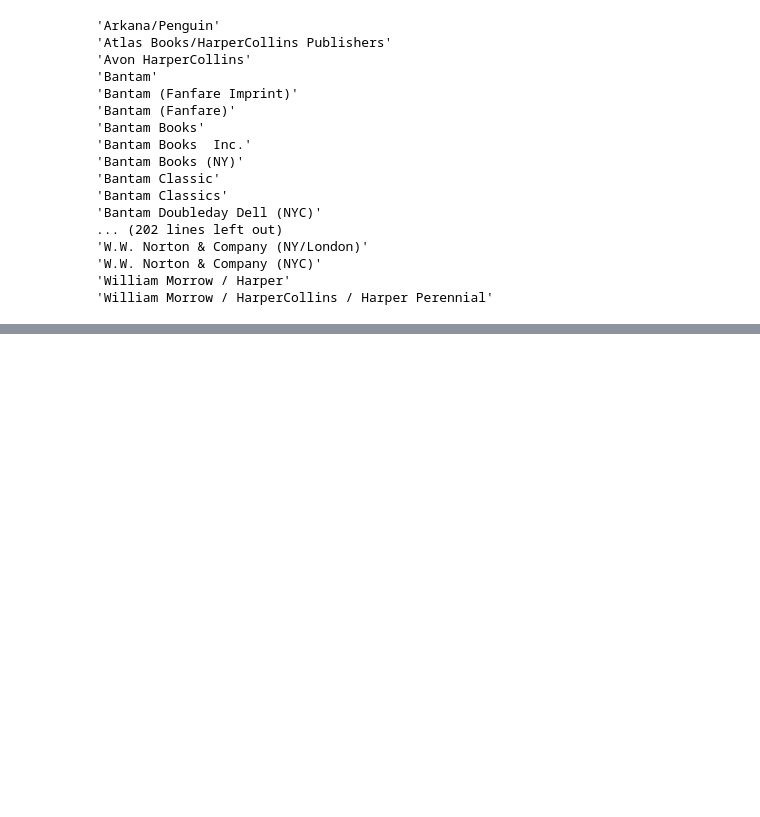
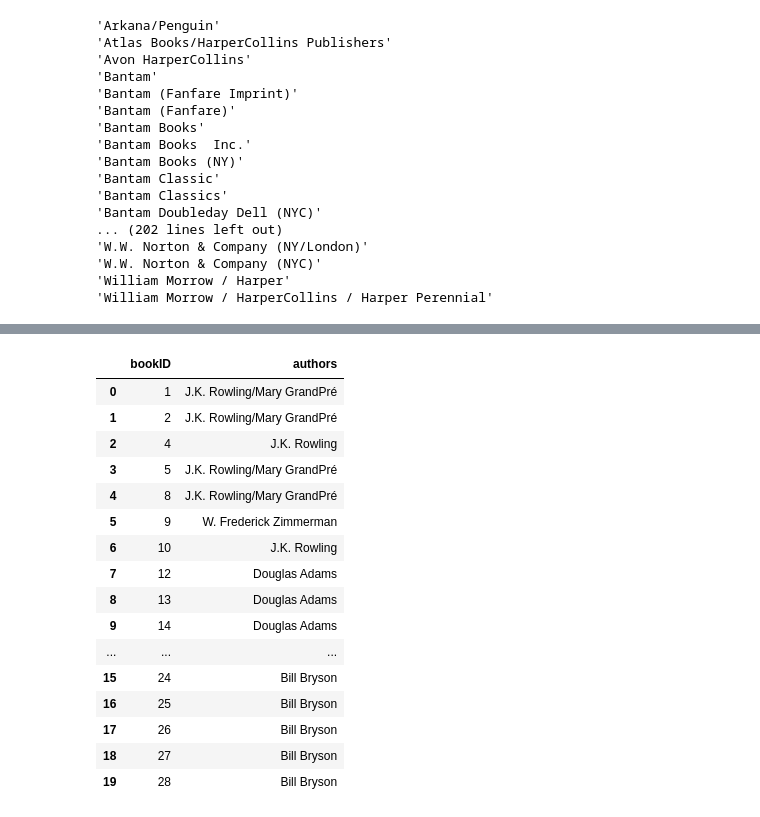
Before and after one commit to Preeti-data/first_project, a Jupyter notebook: notebooks/bookworms_data_cleaning.ipynb, the cells around one changed output, grey strips where cells are left out. Saved outputs shown, nothing was run; the diff lists cells and outputs as text; code cells hidden in the pictures; blank space fills up the shorter version.

```diff
--- a/notebooks/bookworms_data_cleaning.ipynb
+++ b/notebooks/bookworms_data_cleaning.ipynb
@@ -558,0 +713,26 @@ df_clean["publisher"] = df_clean["publisher"].replace(publisher_corrections)
+# %%
+#cleaning the title column
+df_clean["title"] = df_clean["title"].str.strip()
+# %%
+#Authors
+df_clean["authors"] = df_clean["authors"].str.strip()
+
+df_clean[["bookID", "authors"]].head(20)
+# %% [output]
+|  | bookID | authors |
+| 0 | 1 | J.K. Rowling/Mary GrandPré |
+| 1 | 2 | J.K. Rowling/Mary GrandPré |
+| 2 | 4 | J.K. Rowling |
+| 3 | 5 | J.K. Rowling/Mary GrandPré |
+| 4 | 8 | J.K. Rowling/Mary GrandPré |
+| 5 | 9 | W. Frederick Zimmerman |
+| 6 | 10 | J.K. Rowling |
+| 7 | 12 | Douglas Adams |
+| 8 | 13 | Douglas Adams |
+| 9 | 14 | Douglas Adams |
+| ... | ... | ... |
+| 15 | 24 | Bill Bryson |
+| 16 | 25 | Bill Bryson |
+| 17 | 26 | Bill Bryson |
+| 18 | 27 | Bill Bryson |
+| 19 | 28 | Bill Bryson |
```
Also changed, not shown: parts of 14 cells of this notebook, 1 other file.
